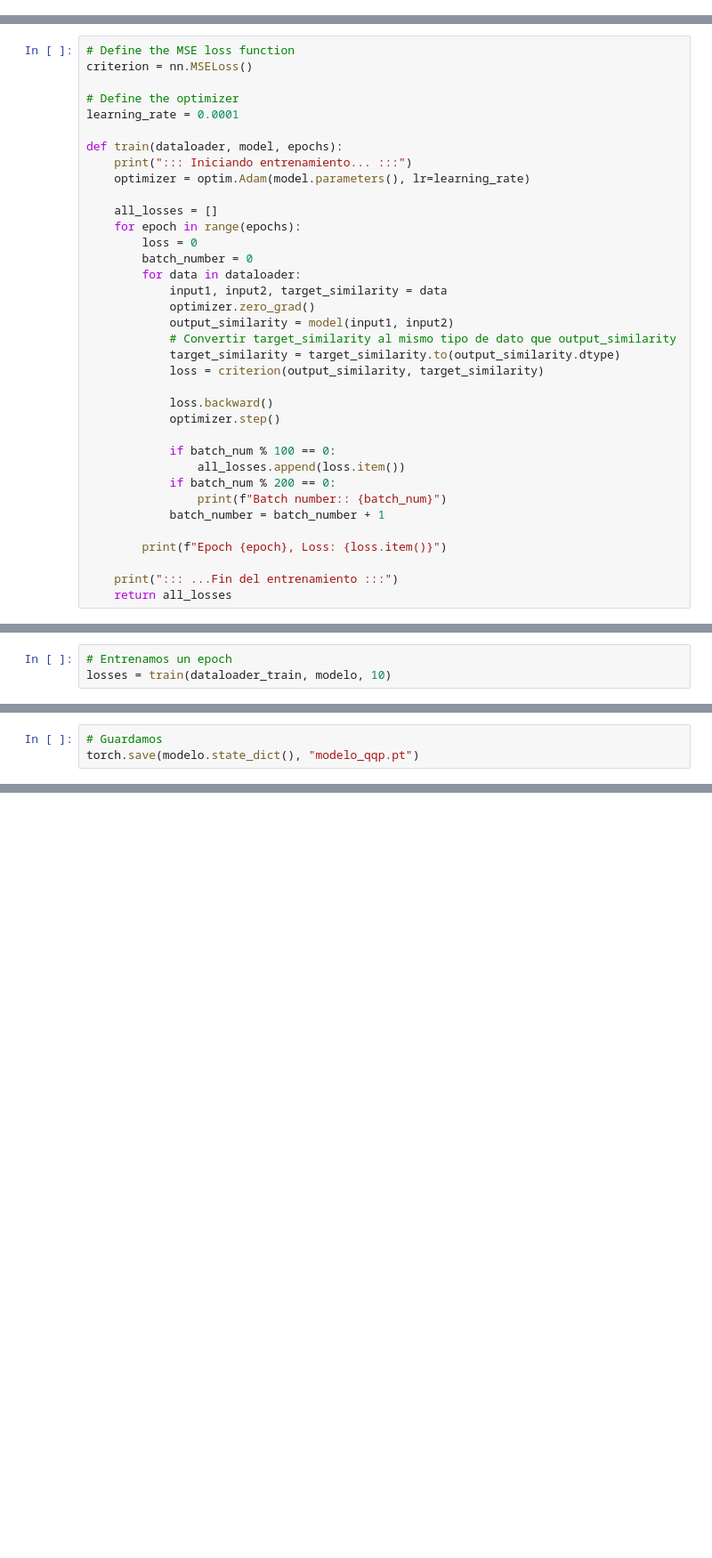
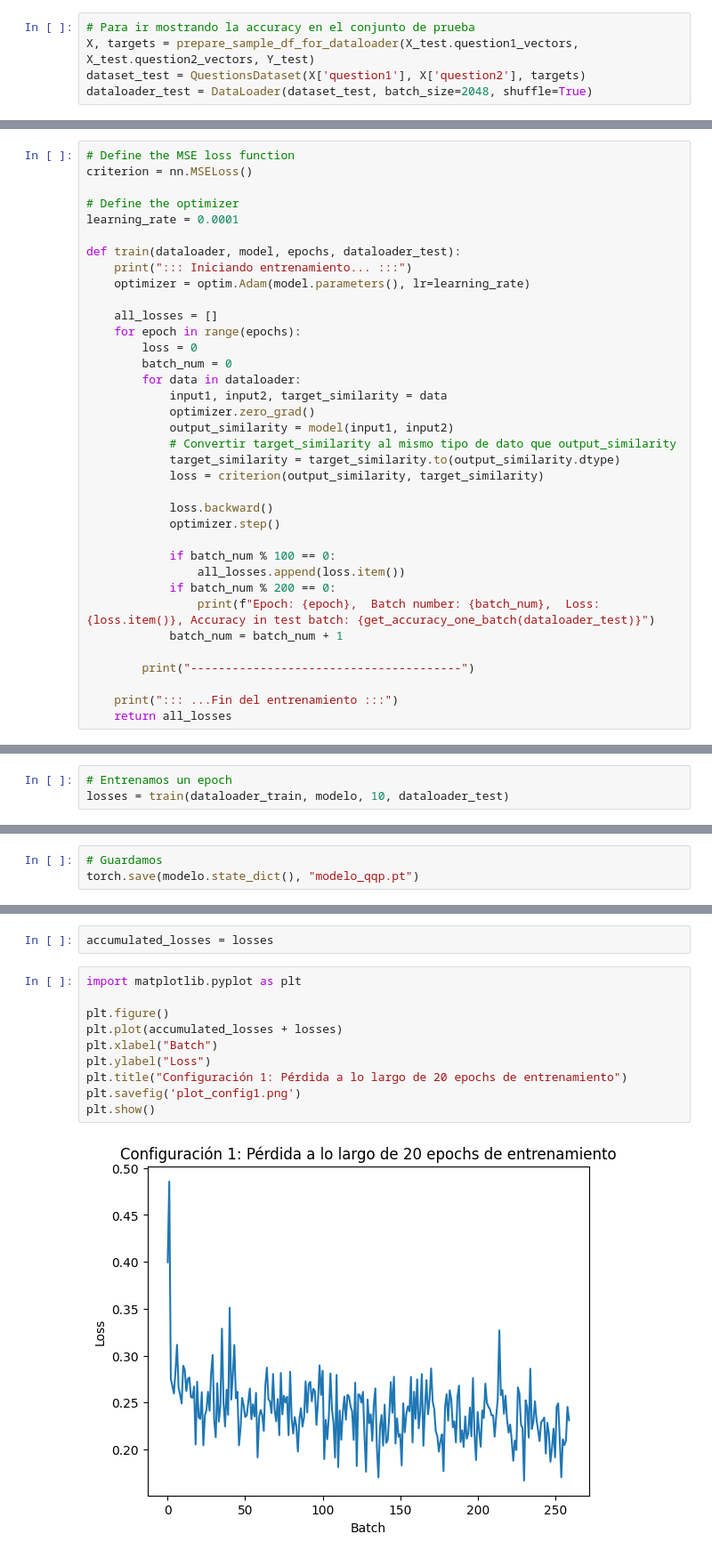
Before and after one commit to stardust229/Proyecto-RN, a Jupyter notebook: ProyectoSTS - few samples.ipynb, the cells around one changed output, grey strips where cells are left out. Shown at 89% size. Cells and saved outputs as stored; diff of their text form; blank space fills up the shorter version.

Commit message:
inicio pruebas entrenamiento

```diff
--- a/ProyectoSTS - few samples.ipynb
+++ b/ProyectoSTS - few samples.ipynb
@@ -466,0 +476,5 @@ warm-up over 10% of the training data.
+# %%
+# Para ir mostrando la accuracy en el conjunto de prueba
+X, targets = prepare_sample_df_for_dataloader(X_test.question1_vectors, X_test.question2_vectors, Y_test)
+dataset_test = QuestionsDataset(X['question1'], X['question2'], targets)
+dataloader_test = DataLoader(dataset_test, batch_size=2048, shuffle=True)
@@ -471,14 +497,14 @@ criterion = nn.MSELoss()
 # Define the optimizer
 learning_rate = 0.0001
 
-def train(dataloader, model, epochs):
+def train(dataloader, model, epochs, dataloader_test):
     print("::: Iniciando entrenamiento... :::")
     optimizer = optim.Adam(model.parameters(), lr=learning_rate)
 
     all_losses = []
     for epoch in range(epochs):
         loss = 0
-        batch_number = 0
+        batch_num = 0
         for data in dataloader:
             input1, input2, target_similarity = data
             optimizer.zero_grad()
@@ -493,10 +519,10 @@ def train(dataloader, model, epochs):
             if batch_num % 100 == 0:
                 all_losses.append(loss.item())
             if batch_num % 200 == 0:
-                print(f"Batch number:: {batch_num}")
-            batch_number = batch_number + 1
+                print(f"Epoch: {epoch},  Batch number: {batch_num},  Loss: {loss.item()}, Accuracy in test batch: {get_accuracy_one_batch(dataloader_test)}")
+            batch_num = batch_num + 1
 
-        print(f"Epoch {epoch}, Loss: {loss.item()}")
+        print("---------------------------------------")
 
     print("::: ...Fin del entrenamiento :::")
     return all_losses
@@ -507,6 +533,6 @@ Vamos a crear un modelo llamado *modelo* (por quora question pairs). Y vamos a i
 modelo = SiameseNetwork()
 # %%
 # Entrenamos un epoch
-losses = train(dataloader_train, modelo, 10)
+losses = train(dataloader_train, modelo, 10, dataloader_test)
 # %% [output]
 ::: Iniciando entrenamiento... :::
@@ -566,0 +596,14 @@ plt.plot(losses)
+# %%
+accumulated_losses = losses
+# %%
+import matplotlib.pyplot as plt
+
+plt.figure()
+plt.plot(accumulated_losses + losses)
+plt.xlabel("Batch")
+plt.ylabel("Loss")
+plt.title("Configuración 1: Pérdida a lo largo de 20 epochs de entrenamiento")
+plt.savefig('plot_config1.png')
+plt.show()
+# %% [output]
+[figure, added]
```
Also changed, not shown: parts of 13 cells of this notebook, 4 other files.
